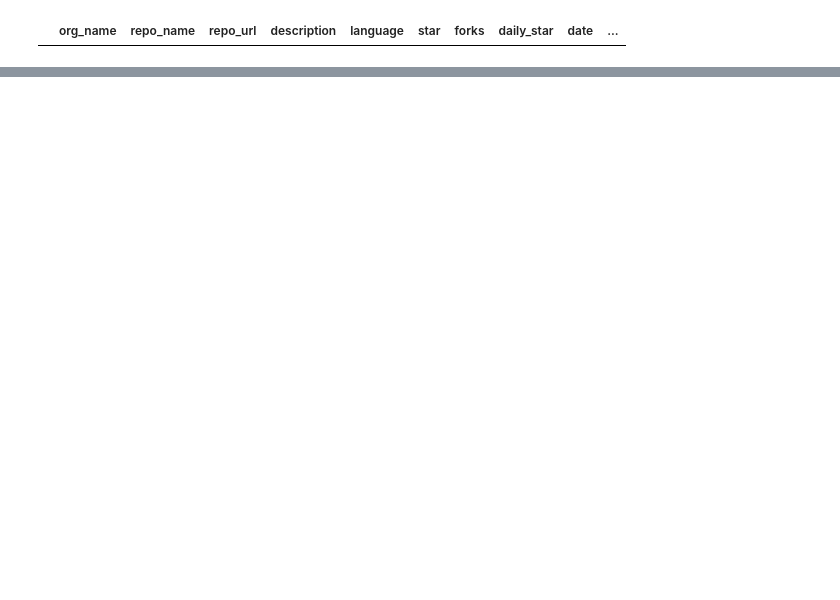
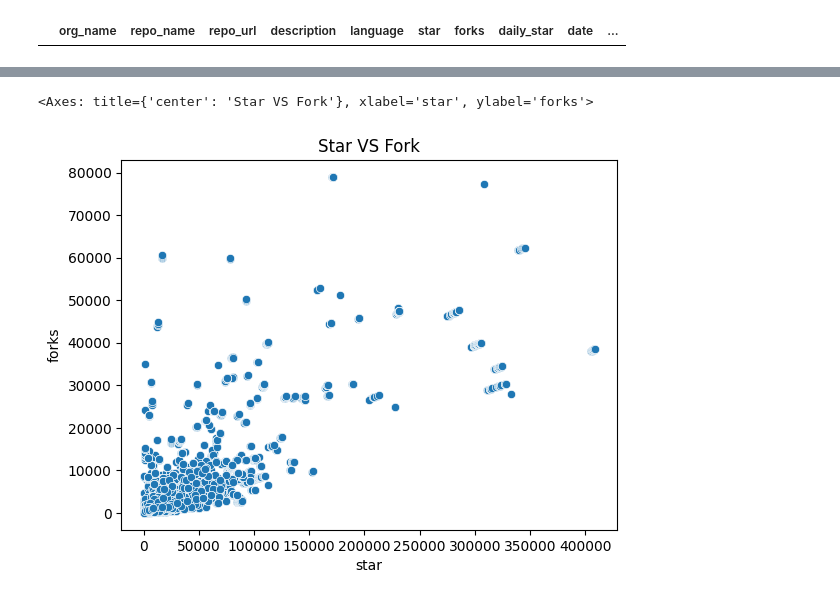
Before and after one commit to jin-raii/netflix-clone, a Jupyter notebook: trending_git.ipynb, the cells around one changed output, grey strips where cells are left out. Saved outputs shown, nothing was run; the diff lists cells and outputs as text; code cells hidden in the pictures; blank space fills up the shorter version.

```diff
--- a/trending_git.ipynb
+++ b/trending_git.ipynb
@@ -484,0 +517,6 @@ Text(0.5, 1.0, 'Star Vs Daily Star')
+# %%
+plt.title('Star VS Fork')
+sns.scatterplot(x=duplicate_df['star'], y=duplicate_df['forks'])
+# %% [output]
+<Axes: title={'center': 'Star VS Fork'}, xlabel='star', ylabel='forks'>
+[figure, added]
```
Also changed, not shown: parts of 31 cells of this notebook.
